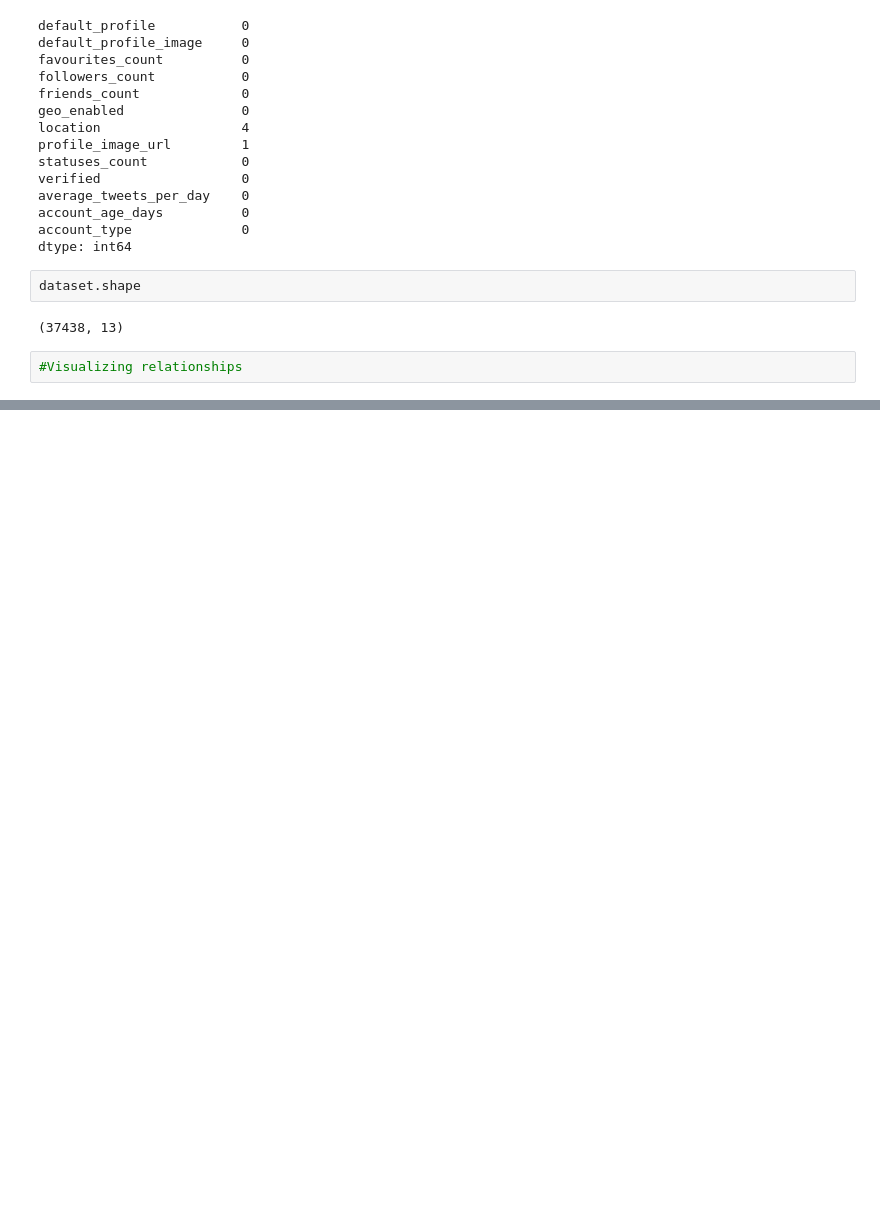
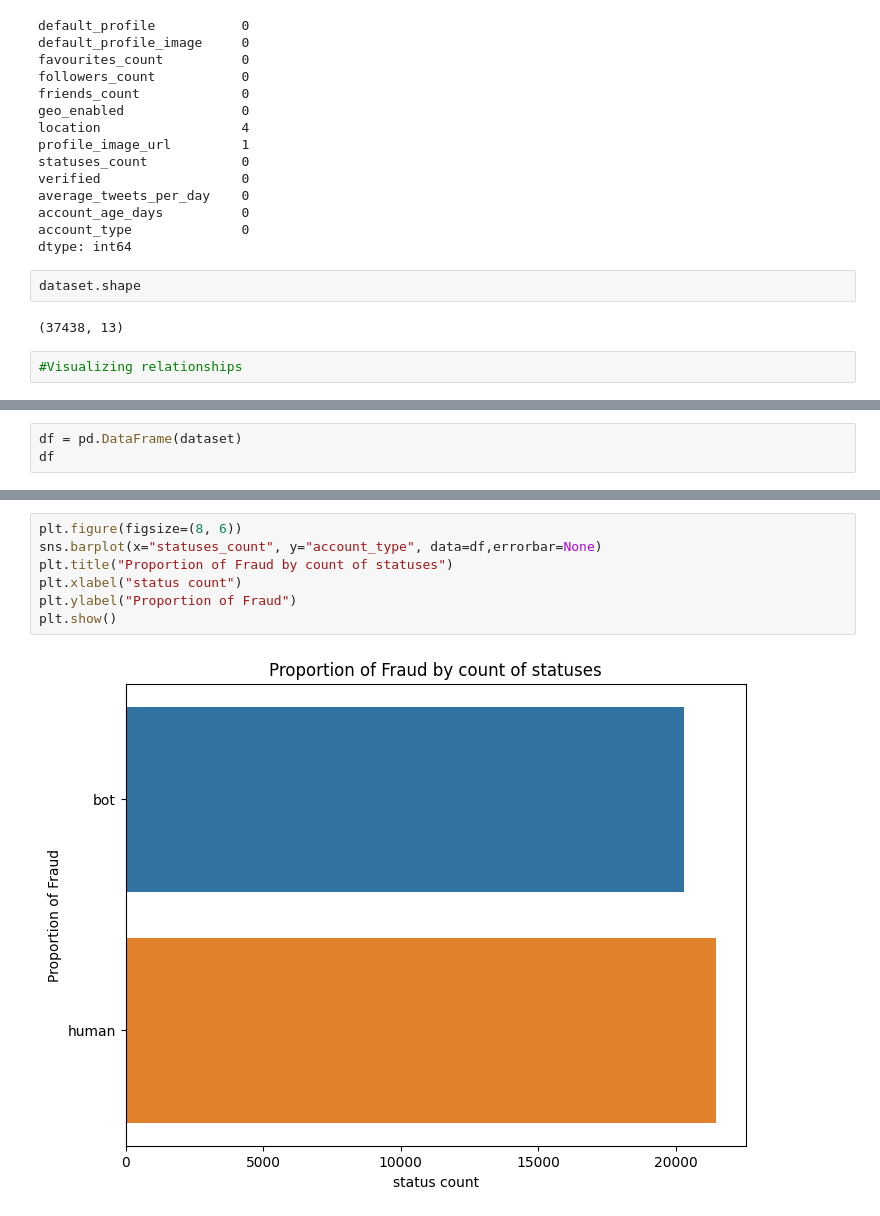
Before and after one commit to Waliya451/Fraud-Detection, a Jupyter notebook: EDA.ipynb, the cells around one changed output, grey strips where cells are left out. Saved outputs shown, nothing was run; the diff lists cells and outputs as text; blank space fills up the shorter version.

```diff
--- a/EDA.ipynb
+++ b/EDA.ipynb
@@ -213,0 +208,3 @@ sns.pairplot(dataset)
+# %%
+df = pd.DataFrame(dataset)
+df
@@ -213,0 +225,9 @@ sns.pairplot(dataset)
+# %%
+plt.figure(figsize=(8, 6))
+sns.barplot(x="statuses_count", y="account_type", data=df,errorbar=None)
+plt.title("Proportion of Fraud by count of statuses")
+plt.xlabel("status count")
+plt.ylabel("Proportion of Fraud")
+plt.show()
+# %% [output]
+[figure, added]
```
Also changed, not shown: parts of 19 cells of this notebook.
